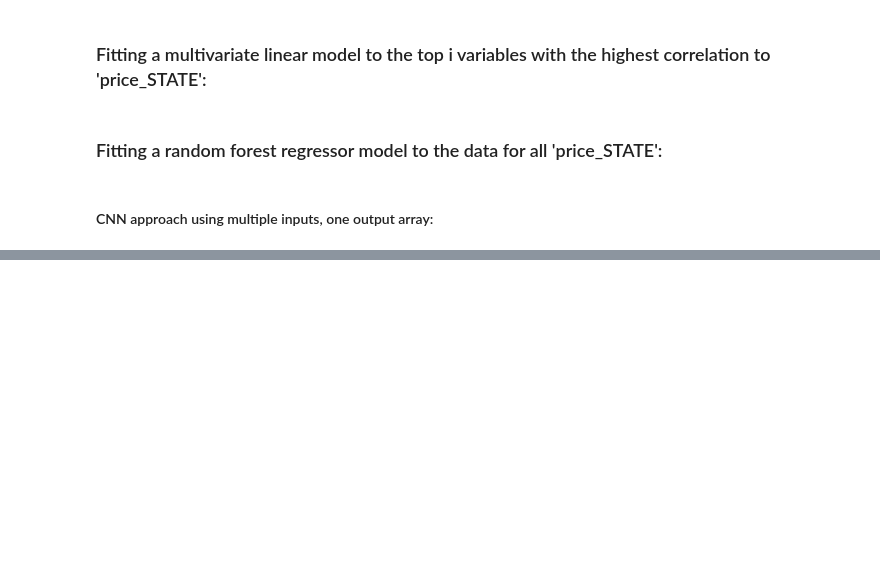
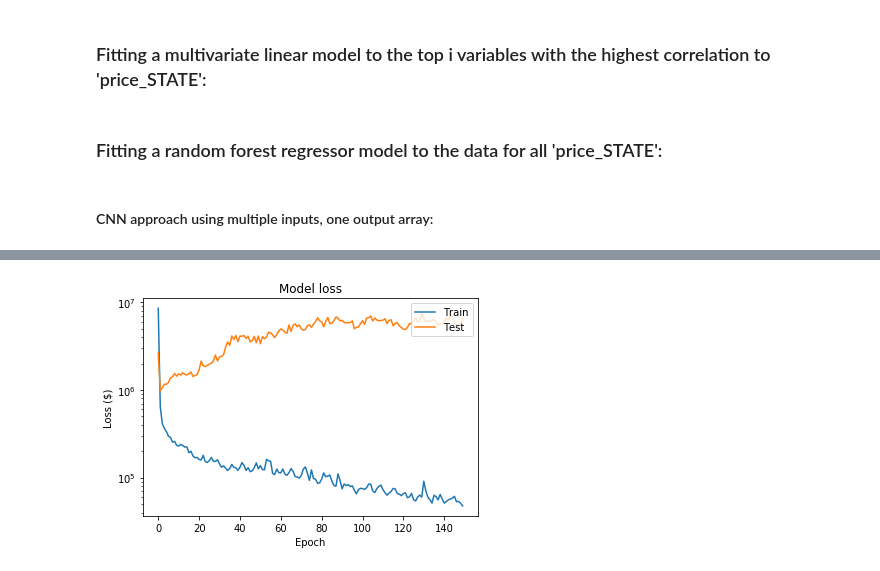
Before and after one commit to xtellurian/amphoradata-ElectricityForecast, a Jupyter notebook: Amphora-ElectricityPrice_Production.ipynb, the cells around one changed output, grey strips where cells are left out. Saved outputs shown, nothing was run; the diff lists cells and outputs as text; code cells hidden in the pictures; blank space fills up the shorter version.

```diff
--- a/Amphora-ElectricityPrice_Production.ipynb
+++ b/Amphora-ElectricityPrice_Production.ipynb
@@ -115,3 +131,7 @@ df_all = df_weather.join(df_elec)
 df_all = df_all.join(df_fore)
 
 print('df_all shape: ',df_all.shape)
+
+#also atomise the datetime index, will be v useful for large-ish datasets, as spikes on e.g. weekends, become identifiable for the model:
+# split dates into year month day day of week hour, etc for additional features
+df_all = tool.split_dates_df(df_all)
@@ -231,8 +304,2 @@ for _ in y.columns:
 # %% [markdown]
 #### CNN approach using multiple inputs, one output array:
-# %%
-# split dates into year month day day of week hour, etc for additional features
-df_all = doodahs.split_dates_df(df_all,)
-
-# and this is what the new cols look like
-# df_all.iloc[:,-7:-1].head(1)
@@ -322,23 +316,0 @@ model_CNN.compile(loss='mse', optimizer='adam', metrics=['accuracy'])
-# %%
-import time
-batch_size = 24
-epochs = 500
-start_time = time.time()
-NSW = doodahs.reshape_for_CNN(df_NSW)
-QLD = doodahs.reshape_for_CNN(df_QLD)
-VIC = doodahs.reshape_for_CNN(df_VIC)
-SA = doodahs.reshape_for_CNN(df_SA)
-
-# This model optimises for the mse for all four states to be minimal:
-history = model_CNN.fit([NSW[0:200,:], QLD[0:200,:], VIC[0:200,:], SA[0:200,:]], y.iloc[0:200,:],
-          batch_size=batch_size,
-          epochs=epochs,
-          verbose=0)
-
-print("--- {} seconds passed ---".format(time.time() - start_time))
-
-# score = model_CNN.evaluate([NSW[201:213,:], QLD[201:213,:], VIC[201:213,:], SA[201:213,:]], y.iloc[201:213,:], verbose=0)
-# print('Test loss:', score[0])
-# print('Test accuracy:', score[1])
-
-predictions = model_CNN.predict([NSW[201:213,:], QLD[201:213,:], VIC[201:213,:], SA[201:213,:]])
@@ -599,0 +401,13 @@ DatetimeIndex(['2019-11-11 02:00:00+00:00', '2019-11-11 03:00:00+00:00',
+# %%
+import matplotlib.pyplot as plt
+n = 1
+plt.plot([history.history['loss'][i] for i in range(len(history.history['loss'])) if i%n==0])
+plt.plot([history.history['val_loss'][i] for i in range(len(history.history['val_loss'])) if i%n==0])
+plt.title('Model loss')
+plt.ylabel('Loss ($)')
+plt.yscale('log')
+plt.xlabel('Epoch')
+plt.legend(['Train', 'Test'], loc='upper right')
+plt.show()
+# %% [output]
+[figure, added]
```
Also changed, not shown: parts of 57 cells of this notebook, 13 other files.
